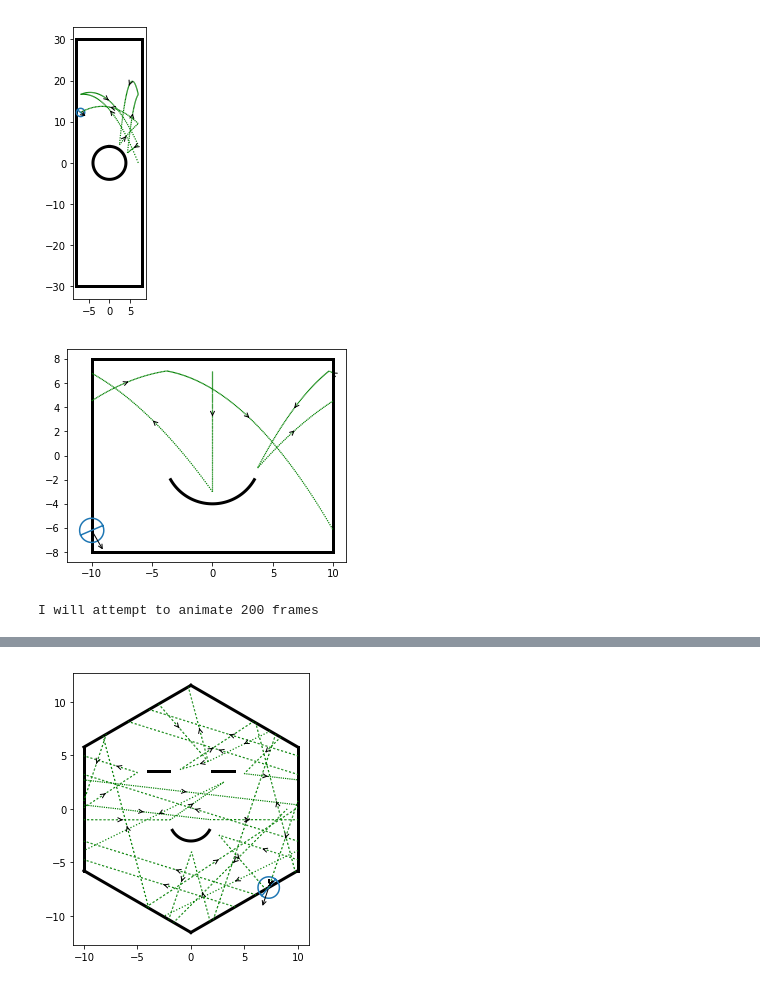
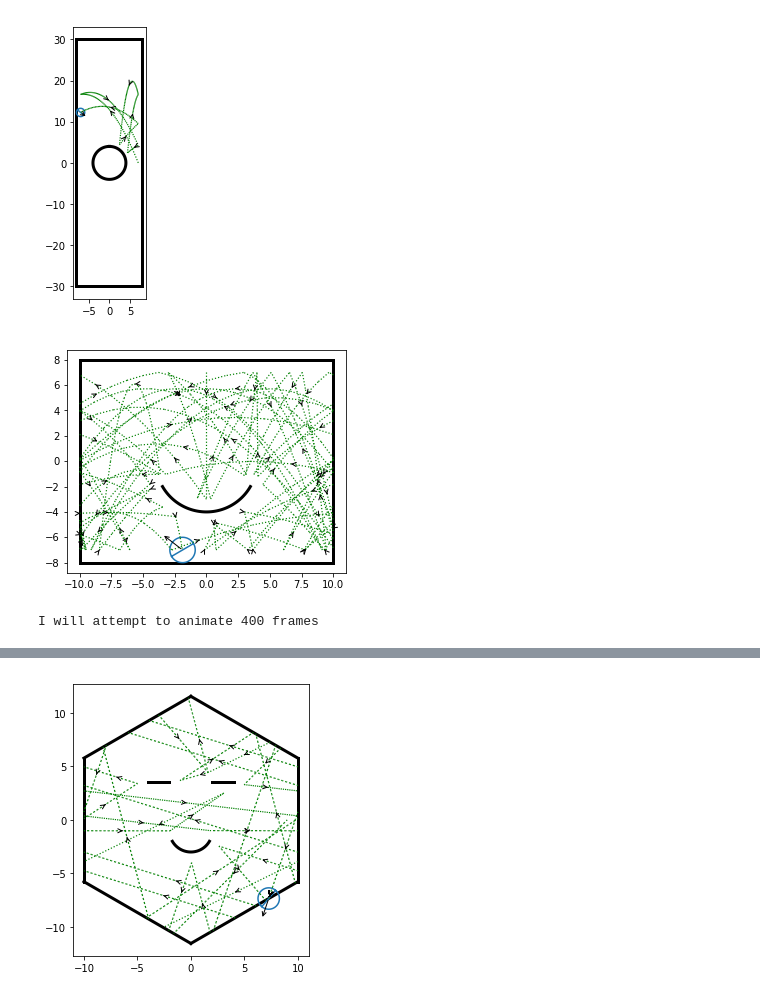
Before and after one commit to npetela/REU_2019, a Jupyter notebook: main_v9.ipynb, the cells around one changed output, grey strips where cells are left out. Cells and saved outputs as stored; diff of their text form; code cells hidden in the pictures.

```diff
--- a/main_v9.ipynb
+++ b/main_v9.ipynb
@@ -785,7 +782,7 @@ def interpolate(part, frame_count=100, movie_frame_rate=40):
     t_hist   = t_hist[idx]
     vel_hist = part['vel_hist'][idx]
     rot_hist = part['rot_hist'][idx]
-    spin_hist = part['spin_hist'][idx]
+    spin_hist = part['spin_hist'][idx] / (part['radius'] * part['gamma'])
     accel_hist = np.full_like(vel_hist, fill_value=part.accel)
     step_count = len(t_hist)
 
@@ -814,6 +811,7 @@ def interpolate(part, frame_count=100, movie_frame_rate=40):
     part['pos_interp']  = interp(pos_hist) + part['vel_interp'] * part['dt_interp'][:,np.newaxis] + part['accel_interp'] / 2 * part['dt_interp'][:,np.newaxis]**2
 
     # rotation interp - start at rotation at collision point and repeatedly add spin*dt until we reach the next collision point
+
     theta  = interp(rot_hist) + part['spin_interp'] * part['dt_interp']
     # Convert theta to rotation matrices.  Moveaxis puts the "step" axis in the first position; shape is steps x dim x dim
     part['rot_interp']  = np.moveaxis(np.array([[np.cos(theta), -np.sin(theta)],
@@ -1249,7 +1247,7 @@ plt.show()
 np.seterr(all='raise')  # stops program when "warnings" occur.  Default is to continue, but this option makes debugging easier
 np.random.seed(5)  # produces the same thing every thing - easier for debugging
 
-steps = 1000
+steps = 100
 dim = 2
 
 channel_radius = 8
@@ -1275,36 +1273,36 @@ new_wall = FlatWall(base=[channel_length,0], normal=[1,0], radius=channel_radius
 Walls.append(new_wall)
 
 new_wall = FlatWall(base=[-channel_length,0], normal=[-1,0], radius=channel_radius, collision_law='wrap',
                     wrap_wall_idx=2, hard=False, flip_pos=True, flip_vel=True)
 Walls.append(new_wall)
 
 scatterer_radius = 4
 new_wall = SphereWall(base=[0.0, 0.0], radius=scatterer_radius, max_polar_angle = np.pi/3,
                       north=[0,-1], collision_law='no_slip')
 Walls.append(new_wall)
 
 
 ######### Initialize Particle #########
 start_wall_idx = 0
 part.wall_idx = start_wall_idx
 start_wall = Walls[start_wall_idx]
 part.pos = start_wall.base - start_wall.normal * part.radius
-part.vel = np.array([0.0, -1])
+part.vel = np.array([0.0, -1.0])
 part.spin = 2.0
 
 
 
 ######### Run it #########
 run(part, Walls)
 
 
 ######### Draw history #########
-ax = draw(part, step_count=10)
+ax = draw(part, step_count=100)
 plt.show()
 
 ######### Animate #########
-%time part, anim = animate(part, movie_time=5, show_trails=True, save=True)
+%time part, anim = animate(part, movie_time=10, show_trails=True, save=True)
 # %% [output]
-[figure, old version]
+[figure, new version]
-I will attempt to animate 200 frames
+I will attempt to animate 400 frames
 [interactive output not drawn]
```
Also changed, not shown: parts of 3 cells of this notebook.
